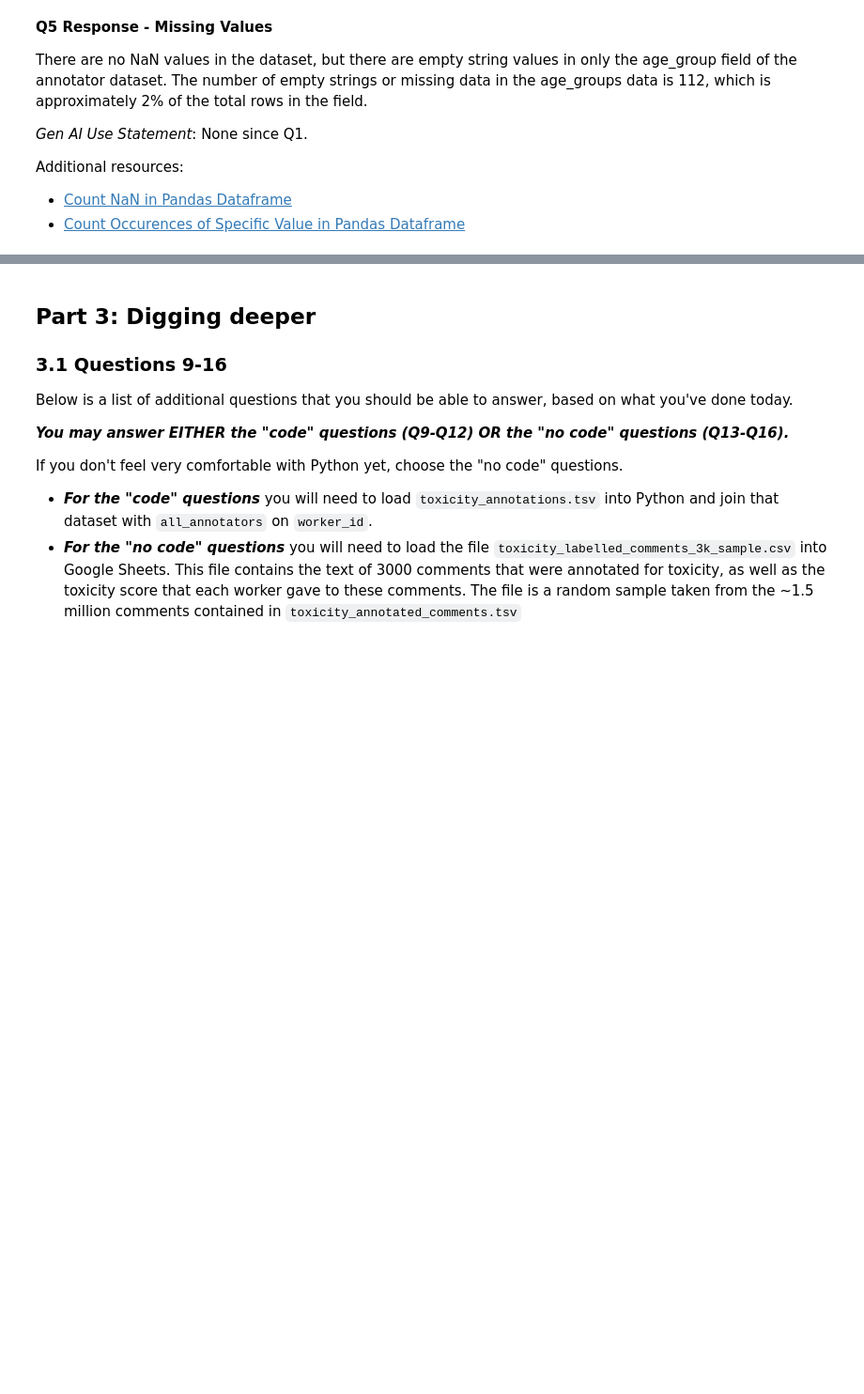
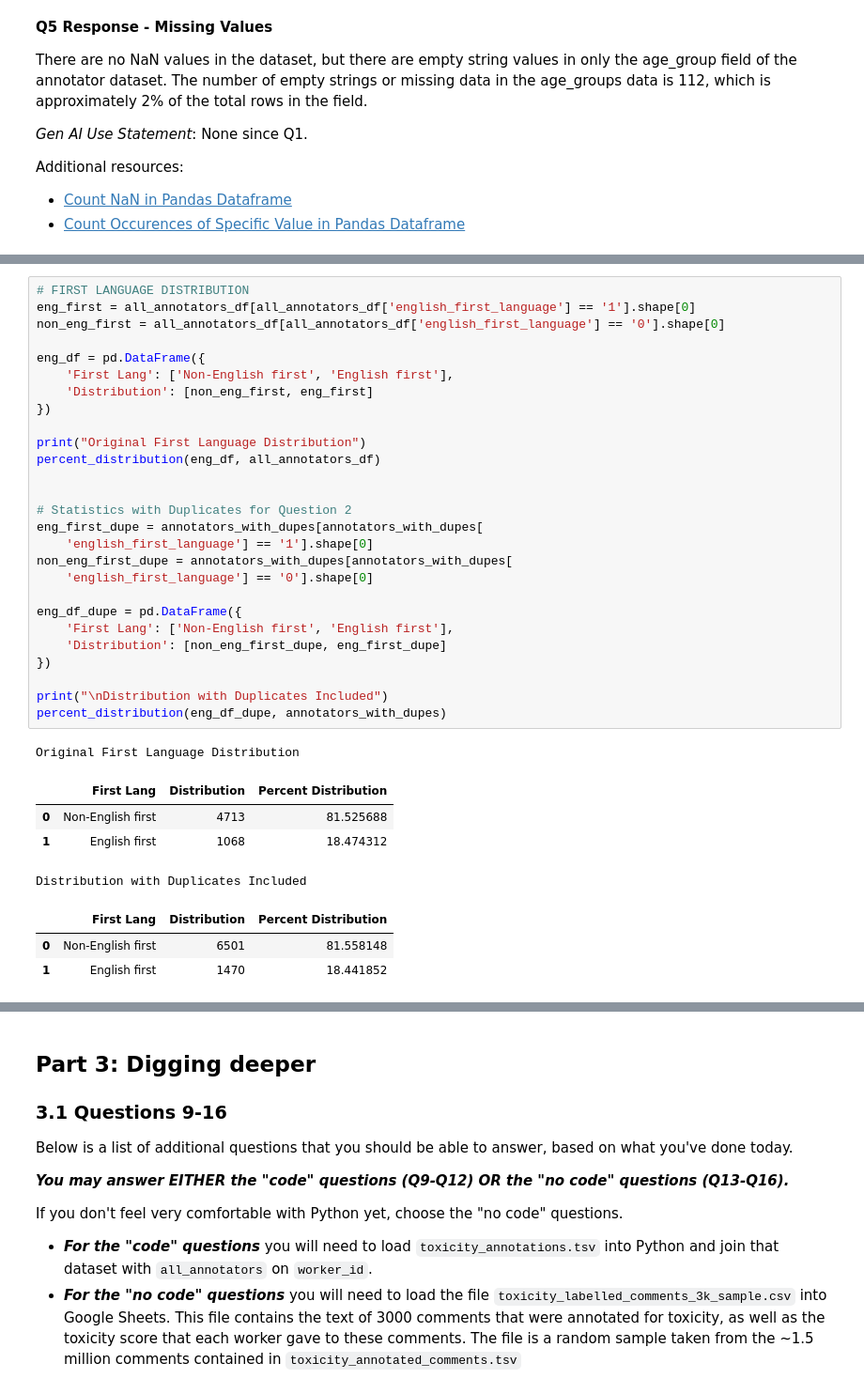
Before and after one commit to linvariel/hcde-410, a Jupyter notebook: A2/hcde410-a2.ipynb, the cells around one changed output, grey strips where cells are left out. Shown at 94% size. Cells and saved outputs as stored; diff of their text form; blank space fills up the shorter version.

```diff
--- a/A2/hcde410-a2.ipynb
+++ b/A2/hcde410-a2.ipynb
@@ -800,0 +758,36 @@ edu_df = pd.DataFrame({
+# %%
+# FIRST LANGUAGE DISTRIBUTION
+eng_first = all_annotators_df[all_annotators_df['english_first_language'] == '1'].shape[0]
+non_eng_first = all_annotators_df[all_annotators_df['english_first_language'] == '0'].shape[0]
+
+eng_df = pd.DataFrame({
+    'First Lang': ['Non-English first', 'English first'],
+    'Distribution': [non_eng_first, eng_first]
+})
+
+print("Original First Language Distribution")
+percent_distribution(eng_df, all_annotators_df)
+
+
+# Statistics with Duplicates for Question 2
+eng_first_dupe = annotators_with_dupes[annotators_with_dupes[
+    'english_first_language'] == '1'].shape[0]
+non_eng_first_dupe = annotators_with_dupes[annotators_with_dupes[
+    'english_first_language'] == '0'].shape[0]
+
+eng_df_dupe = pd.DataFrame({
+    'First Lang': ['Non-English first', 'English first'],
+    'Distribution': [non_eng_first_dupe, eng_first_dupe]
+})
+
+print("\nDistribution with Duplicates Included")
+percent_distribution(eng_df_dupe, annotators_with_dupes)
+# %% [output]
+Original First Language Distribution
+|  | First Lang | Distribution | Percent Distribution |
+| 0 | Non-English first | 4713 | 81.525688 |
+| 1 | English first | 1068 | 18.474312 |
+Distribution with Duplicates Included
+|  | First Lang | Distribution | Percent Distribution |
+| 0 | Non-English first | 6501 | 81.558148 |
+| 1 | English first | 1470 | 18.441852 |
```
Also changed, not shown: parts of 9 cells of this notebook.
